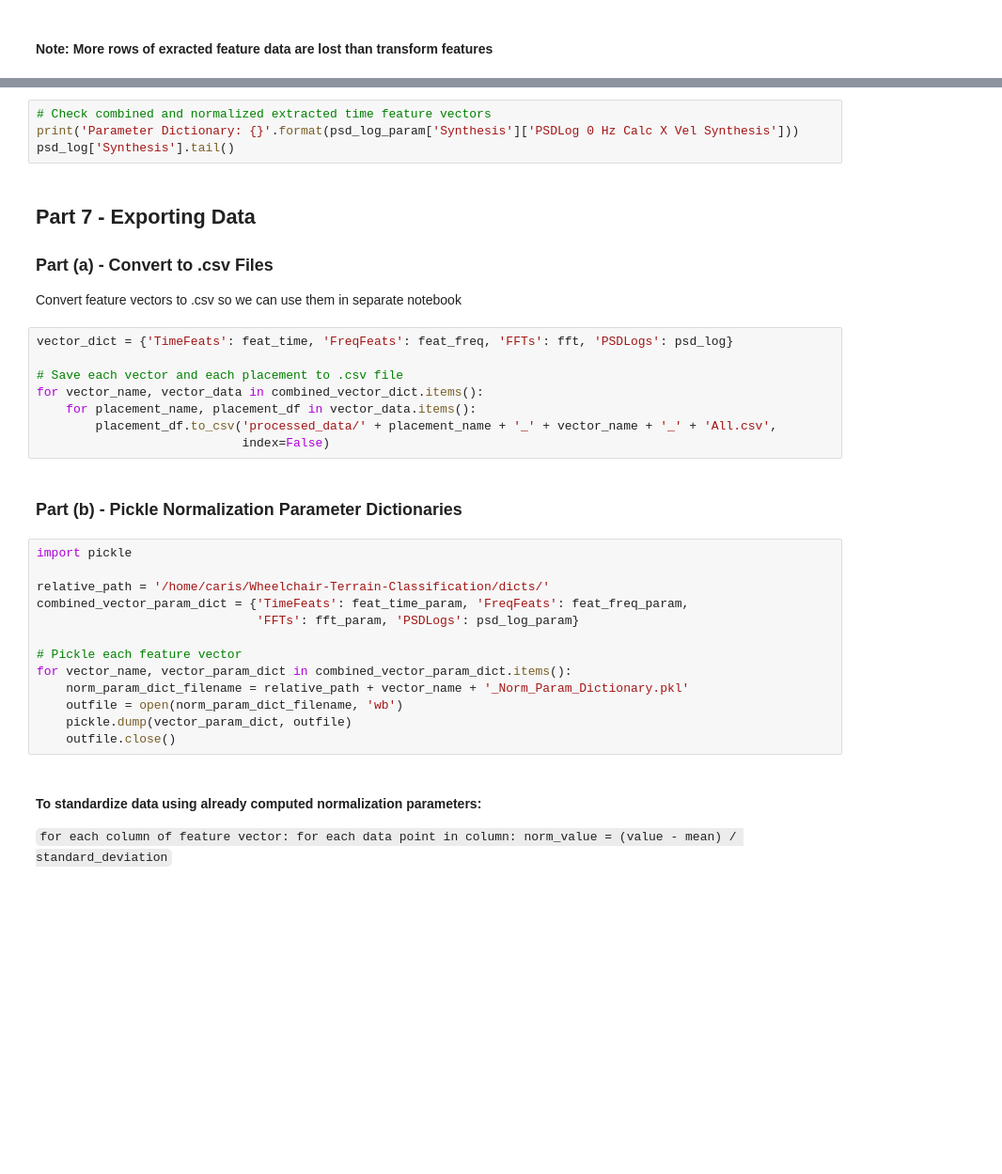
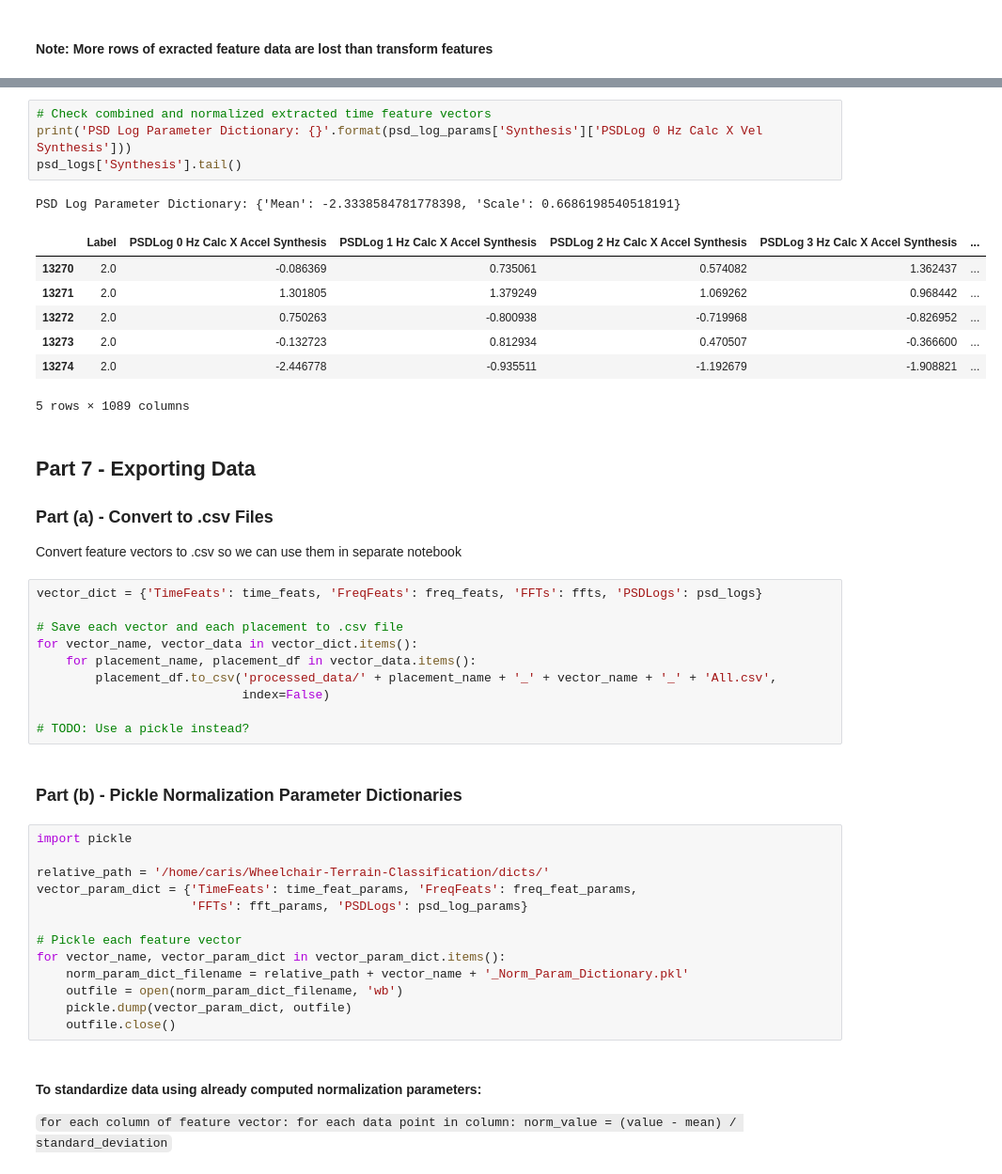
Before and after one commit to KeenanMcConkey/Wheelchair-Terrain-Classification, a Jupyter notebook: TerrainPreprocessing-CombinedManualUserData.ipynb, the cells around one changed output, grey strips where cells are left out. Shown at 94% size. Saved outputs shown, nothing was run; the diff lists cells and outputs as text; blank space fills up the shorter version.

Commit message:
Add pickled dictionaries for RTC

```diff
--- a/TerrainPreprocessing-CombinedManualUserData.ipynb
+++ b/TerrainPreprocessing-CombinedManualUserData.ipynb
@@ -1305,31 +1333,42 @@ fft['Synthesis'].tail()
 # %%
 # Check combined and normalized extracted time feature vectors
-print('Parameter Dictionary: {}'.format(psd_log_param['Synthesis']['PSDLog 0 Hz Calc X Vel Synthesis']))
-psd_log['Synthesis'].tail()
+print('PSD Log Parameter Dictionary: {}'.format(psd_log_params['Synthesis']['PSDLog 0 Hz Calc X Vel Synthesis']))
+psd_logs['Synthesis'].tail()
+# %% [output]
+PSD Log Parameter Dictionary: {'Mean': -2.3338584781778398, 'Scale': 0.6686198540518191}
+|  | Label | PSDLog 0 Hz Calc X Accel Synthesis | PSDLog 1 Hz Calc X Accel Synthesis | PSDLog 2 Hz Calc X Accel Synthesis | PSDLog 3 Hz Calc X Accel Synthesis | ... |
+| 13270 | 2.0 | -0.086369 | 0.735061 | 0.574082 | 1.362437 | ... |
+| 13271 | 2.0 | 1.301805 | 1.379249 | 1.069262 | 0.968442 | ... |
+| 13272 | 2.0 | 0.750263 | -0.800938 | -0.719968 | -0.826952 | ... |
+| 13273 | 2.0 | -0.132723 | 0.812934 | 0.470507 | -0.366600 | ... |
+| 13274 | 2.0 | -2.446778 | -0.935511 | -1.192679 | -1.908821 | ... |
+5 rows × 1089 columns
 # %% [markdown]
 ## Part 7 - Exporting Data
 
 ### Part (a) - Convert to .csv Files
 Convert feature vectors to .csv so we can use them in separate notebook
 # %%
-vector_dict = {'TimeFeats': feat_time, 'FreqFeats': feat_freq, 'FFTs': fft, 'PSDLogs': psd_log}
+vector_dict = {'TimeFeats': time_feats, 'FreqFeats': freq_feats, 'FFTs': ffts, 'PSDLogs': psd_logs}
 
 # Save each vector and each placement to .csv file
-for vector_name, vector_data in combined_vector_dict.items():
+for vector_name, vector_data in vector_dict.items():
     for placement_name, placement_df in vector_data.items():
         placement_df.to_csv('processed_data/' + placement_name + '_' + vector_name + '_' + 'All.csv',
                             index=False)
+
+# TODO: Use a pickle instead?
 # %% [markdown]
 ### Part (b) - Pickle Normalization Parameter Dictionaries
 # %%
 import pickle
 
 relative_path = '/home/caris/Wheelchair-Terrain-Classification/dicts/'
-combined_vector_param_dict = {'TimeFeats': feat_time_param, 'FreqFeats': feat_freq_param,
-                              'FFTs': fft_param, 'PSDLogs': psd_log_param}
+vector_param_dict = {'TimeFeats': time_feat_params, 'FreqFeats': freq_feat_params,
+                     'FFTs': fft_params, 'PSDLogs': psd_log_params}
 
 # Pickle each feature vector
-for vector_name, vector_param_dict in combined_vector_param_dict.items():
+for vector_name, vector_param_dict in vector_param_dict.items():
     norm_param_dict_filename = relative_path + vector_name + '_Norm_Param_Dictionary.pkl'
     outfile = open(norm_param_dict_filename, 'wb')
     pickle.dump(vector_param_dict, outfile)
```
Also changed, not shown: parts of 6 cells of this notebook, 7 other files.
